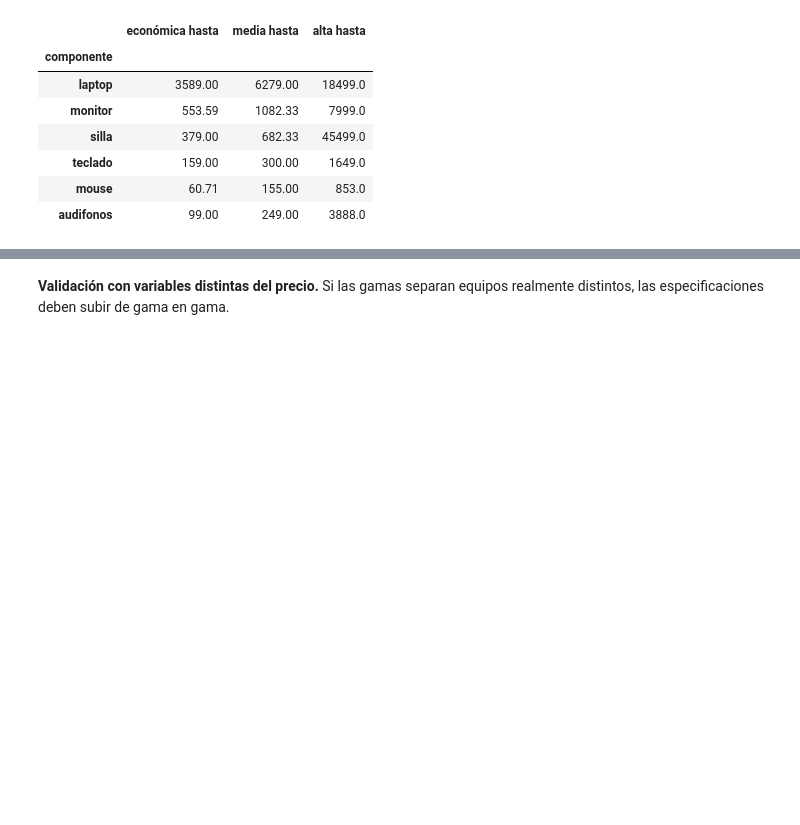
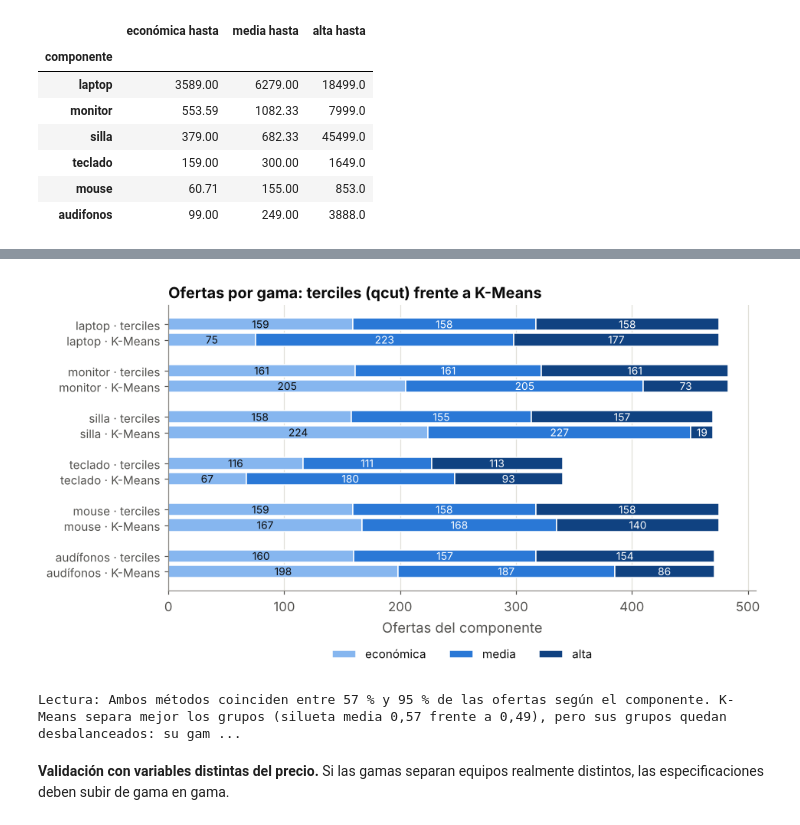
Before and after one commit to josueroc/proyectoacd_mercadolibre, a Jupyter notebook: notebooks/04_transformacion_e_ingenieria_de_caracteristicas.ipynb, the cells around one changed output, grey strips where cells are left out. Saved outputs shown, nothing was run; the diff lists cells and outputs as text; code cells hidden in the pictures; blank space fills up the shorter version.

```diff
--- a/notebooks/04_transformacion_e_ingenieria_de_caracteristicas.ipynb
+++ b/notebooks/04_transformacion_e_ingenieria_de_caracteristicas.ipynb
@@ -242,3 +262,41 @@ pd.Series(coincidencia).reindex(comun.ORDEN_COMPONENTES).round(1).to_frame('% de
+# %%
+fig, ax = plt.subplots(figsize=(9, 4.4))
+etiquetas, y = [], []
+for i, componente in enumerate(comun.ORDEN_COMPONENTES):
+    for j, metodo in enumerate(['qcut', 'kmeans']):
+        fila_y = i * 3 + j
+        izquierda = 0
+        for gama in comun.ORDEN_GAMAS:
+            n = comparacion_gamas.loc[componente, f'{metodo}_{gama}']
+            ax.barh(fila_y, n, left=izquierda, color=comun.COLOR_GAMA[gama], height=0.8, edgecolor='white',
+                    label=gama if (i, j) == (0, 0) else None)
+            ax.text(izquierda + n / 2, fila_y, f'{n}', ha='center', va='center', fontsize=9,
+                    color='white' if gama != 'económica' else comun.TINTA)
+            izquierda += n
+        etiquetas.append(f'{"audífonos" if componente == "audifonos" else componente} · '
+                         f'{"terciles" if metodo == "qcut" else "K-Means"}')
+        y.append(fila_y)
+ax.set_yticks(y, etiquetas, fontsize=10)
+ax.invert_yaxis()
+ax.set(title='Ofertas por gama: terciles (qcut) frente a K-Means', xlabel='Ofertas del componente')
+ax.legend(loc='upper center', ncol=3, bbox_to_anchor=(0.5, -0.16), fontsize=10)
+ax.grid(axis='y', visible=False)
+menor = comparacion_gamas['kmeans_grupo_menor']
+peor = menor.idxmin()
+guardar_figura(fig, 'f04_qcut_vs_kmeans',
+               '¿Por qué segmentar las gamas con terciles y no con K-Means?',
+               f'Ambos métodos coinciden entre {comparacion_gamas["coincidencia_pct"].min():.0f} % y '
+               f'{comparacion_gamas["coincidencia_pct"].max():.0f} % de las ofertas según el componente. K-Means separa '
+               f'mejor los grupos (silueta media {comparacion_gamas["silueta_kmeans"].mean():.2f} frente a '
+               f'{comparacion_gamas["silueta_qcut"].mean():.2f}), pero sus grupos quedan desbalanceados: su gama más '
+               f'pequeña tiene {menor[peor]} ofertas en {"audífonos" if peor == "audifonos" else peor} y '
+               f'{menor["laptop"]} en laptop, mientras que con terciles ninguna gama baja de '
+               f'{comparacion_gamas[[f"qcut_{g}" for g in comun.ORDEN_GAMAS]].min().min()}. Como el costo por perfil suma '
+               f'la mediana de la misma gama en seis componentes, se prefiere que cada gama signifique lo mismo en todos '
+               f'(el tercio más barato, el central y el más caro) y tenga ofertas suficientes: por eso se usa qcut.')
+# %% [output]
+[figure, added]
+Lectura: Ambos métodos coinciden entre 57 % y 95 % de las ofertas según el componente. K-Means separa mejor los grupos (silueta media 0,57 frente a 0,49), pero sus grupos quedan desbalanceados: su gam ...
 # %% [markdown]
 **Validación con variables distintas del precio.** Si las gamas separan equipos realmente distintos, las
 especificaciones deben subir de gama en gama.
```
Also changed, not shown: parts of 6 cells of this notebook, 50 other files.
